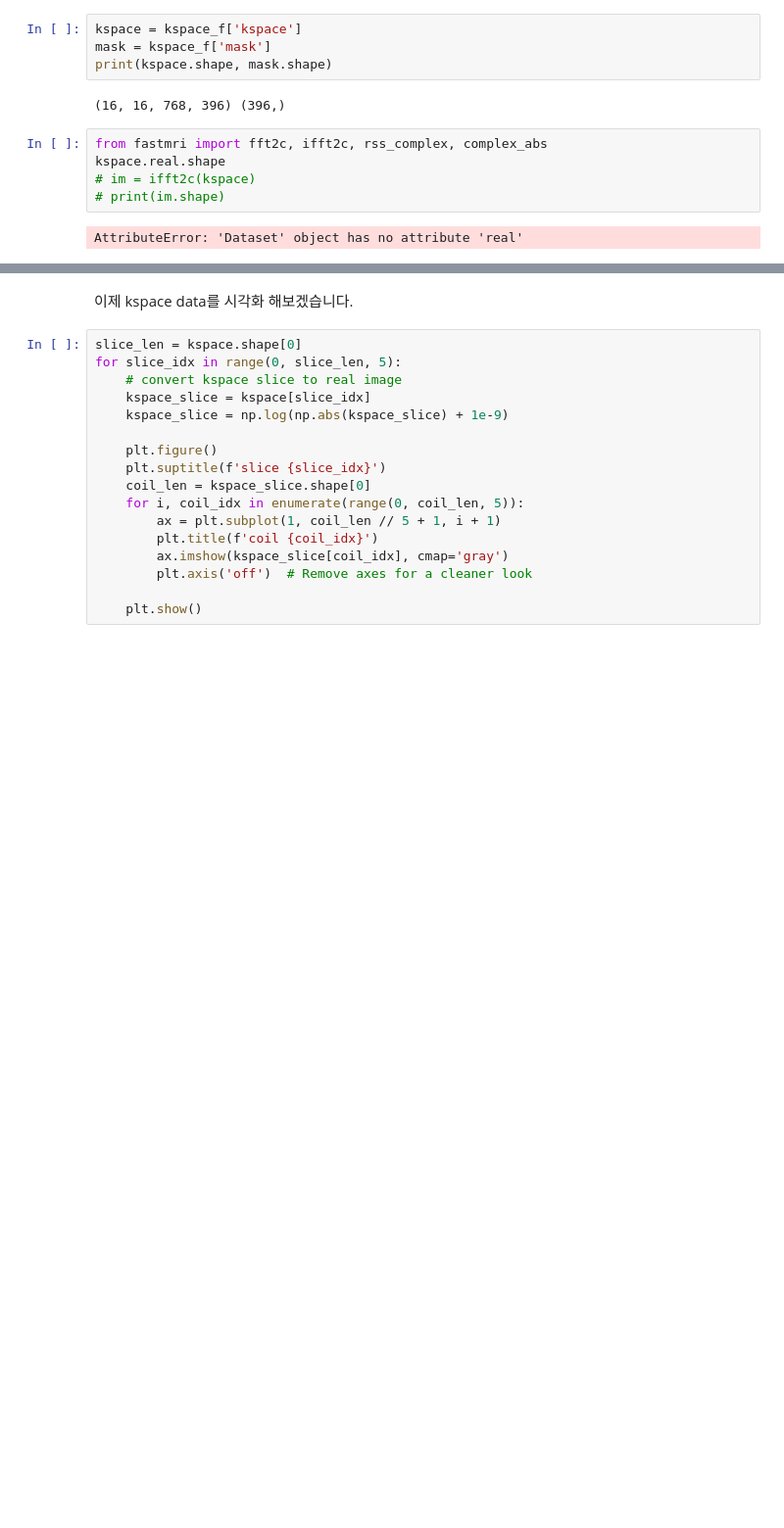
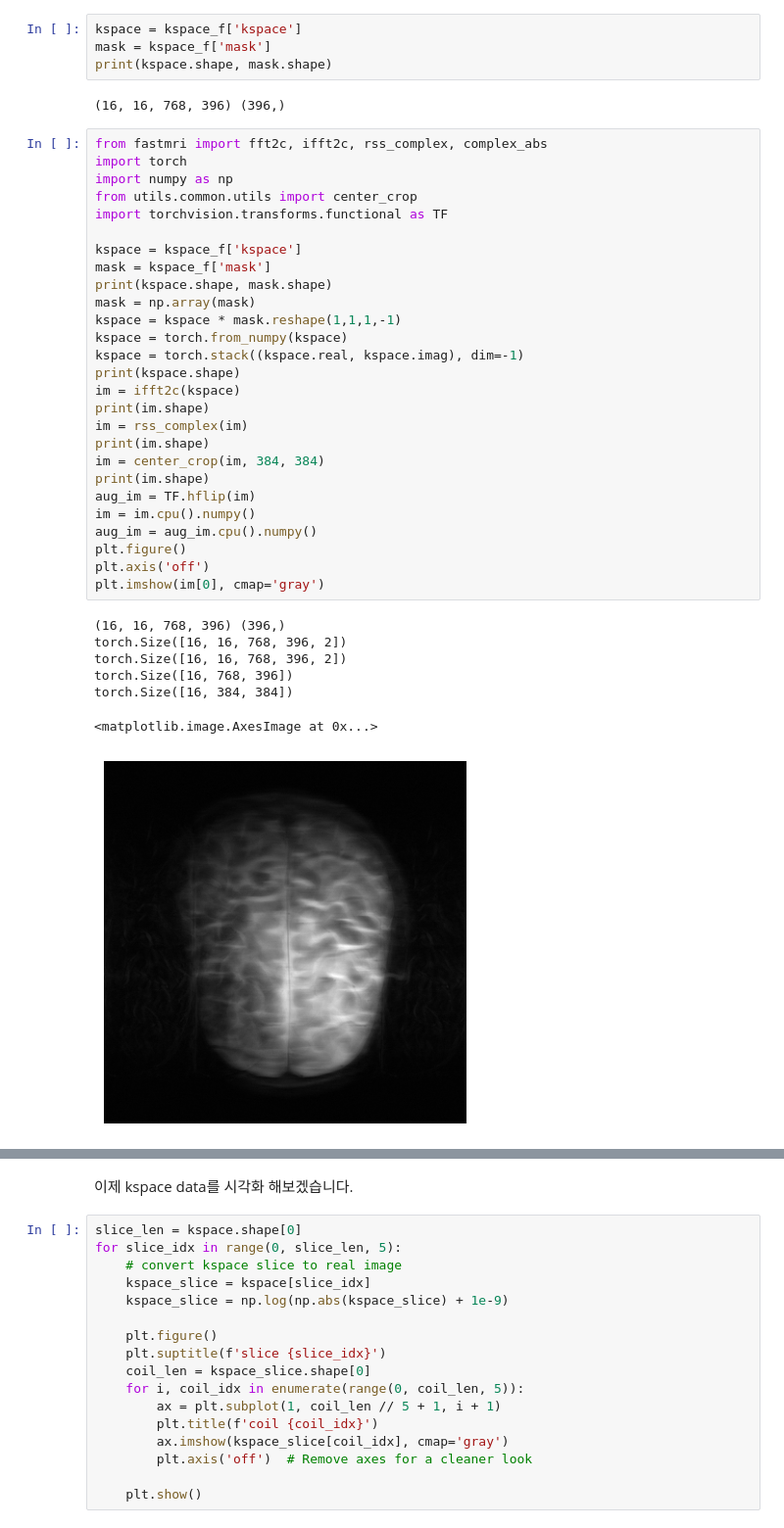
Before and after one commit to shkim1018/2025_fastmri_shkim1018, a Jupyter notebook: FastMRI_challenge/tutorial.ipynb, the cells around one changed output, grey strips where cells are left out. Shown at 98% size. Cells and saved outputs as stored; diff of their text form; blank space fills up the shorter version.

```diff
--- a/FastMRI_challenge/tutorial.ipynb
+++ b/FastMRI_challenge/tutorial.ipynb
@@ -56,8 +56,36 @@ print(kspace.shape, mask.shape)
 (16, 16, 768, 396) (396,)
 # %%
 from fastmri import fft2c, ifft2c, rss_complex, complex_abs
-kspace.real.shape
-# im = ifft2c(kspace)
-# print(im.shape)
+import torch
+import numpy as np
+from utils.common.utils import center_crop
+import torchvision.transforms.functional as TF
+
+kspace = kspace_f['kspace']
+mask = kspace_f['mask']
+print(kspace.shape, mask.shape)
+mask = np.array(mask)
+kspace = kspace * mask.reshape(1,1,1,-1)
+kspace = torch.from_numpy(kspace)
+kspace = torch.stack((kspace.real, kspace.imag), dim=-1)
+print(kspace.shape)
+im = ifft2c(kspace)
+print(im.shape)
+im = rss_complex(im)
+print(im.shape)
+im = center_crop(im, 384, 384)
+print(im.shape)
+aug_im = TF.hflip(im)
+im = im.cpu().numpy()
+aug_im = aug_im.cpu().numpy()
+plt.figure()
+plt.axis('off')
+plt.imshow(im[0], cmap='gray')
 # %% [output]
-AttributeError: 'Dataset' object has no attribute 'real'
+(16, 16, 768, 396) (396,)
+torch.Size([16, 16, 768, 396, 2])
+torch.Size([16, 16, 768, 396, 2])
+torch.Size([16, 768, 396])
+torch.Size([16, 384, 384])
+<matplotlib.image.AxesImage at 0x...>
+[figure, added]
```
Also changed, not shown: parts of 3 cells of this notebook, 7 other files.
